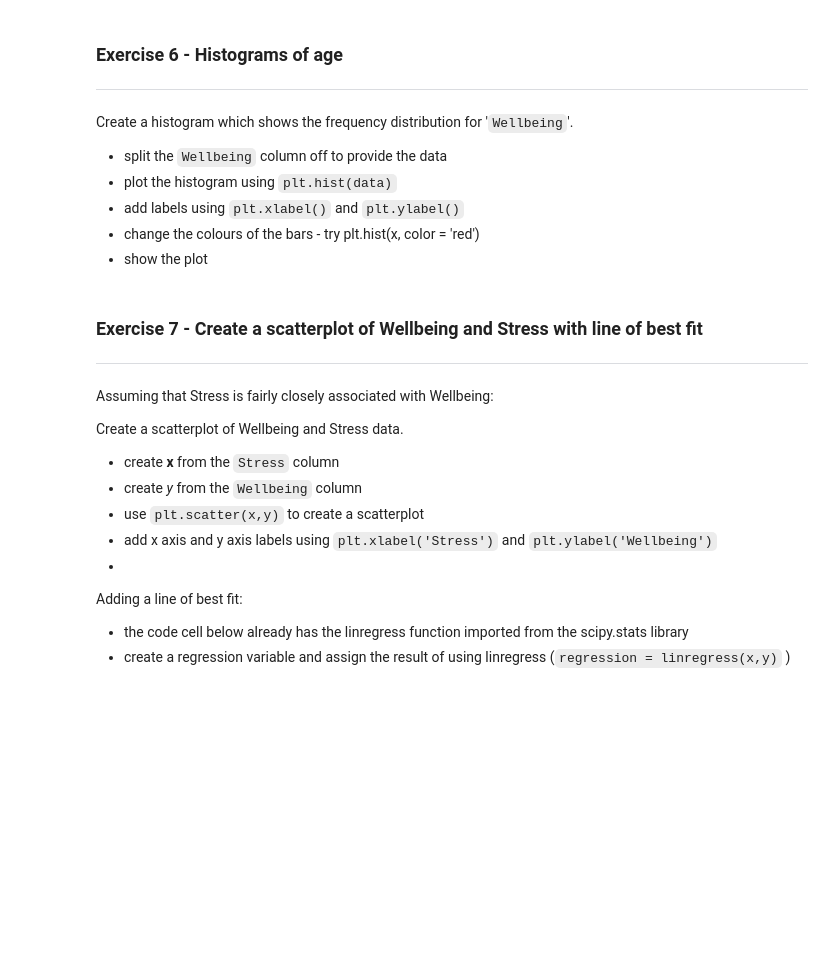
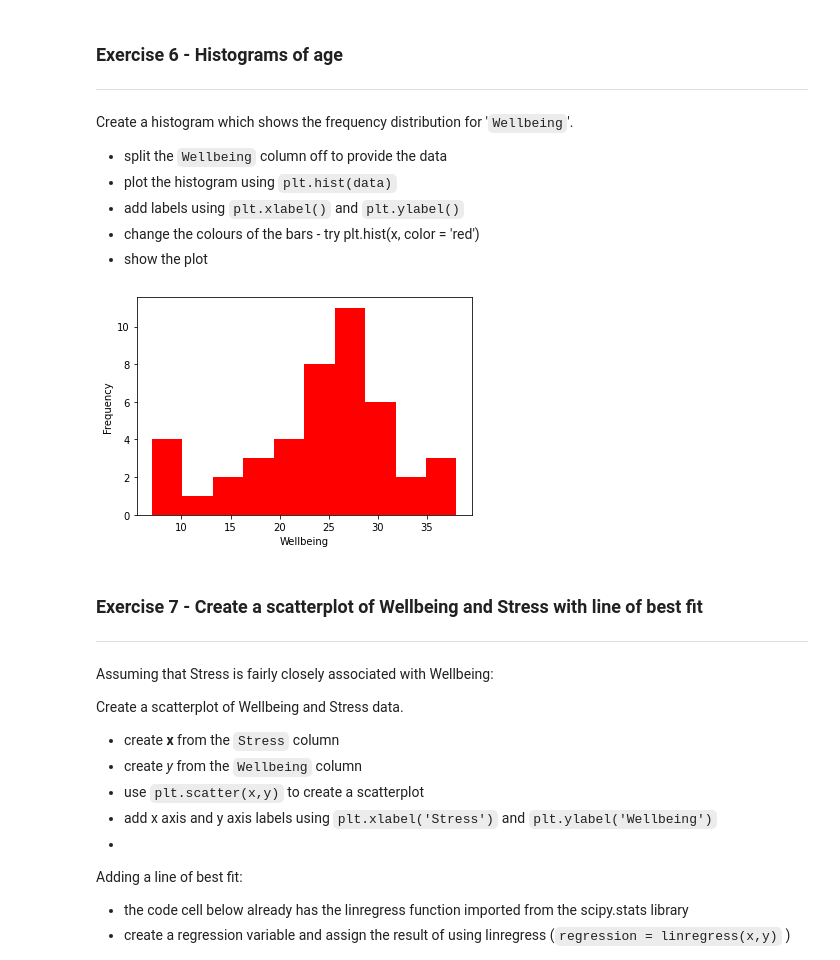
Before and after one commit to JackSandford/ECK, a Jupyter notebook: Worksheets/7_1_Visualisation_with_matplotlib.ipynb, the cells around one changed output. Cells and saved outputs as stored; diff of their text form; code cells hidden in the pictures; blank space fills up the shorter version.

```diff
--- a/Worksheets/7_1_Visualisation_with_matplotlib.ipynb
+++ b/Worksheets/7_1_Visualisation_with_matplotlib.ipynb
@@ -181,6 +237,14 @@ Create a histogram which shows the frequency distribution for '`Wellbeing`'.
 * add labels using `plt.xlabel()` and `plt.ylabel()`
 * change the colours of the bars - try plt.hist(x, color = 'red')
 * show the plot
+# %%
+plt.hist(data)
+plt.xlabel('Wellbeing')
+plt.ylabel('Frequency')
+plt.hist(data, color = 'red')
+plt.show()
+# %% [output]
+[figure, added]
 # %% [markdown]
 ### Exercise 7 - Create a scatterplot of Wellbeing and Stress with line of best fit
 ---
```
Also changed, not shown: parts of 9 cells of this notebook.
